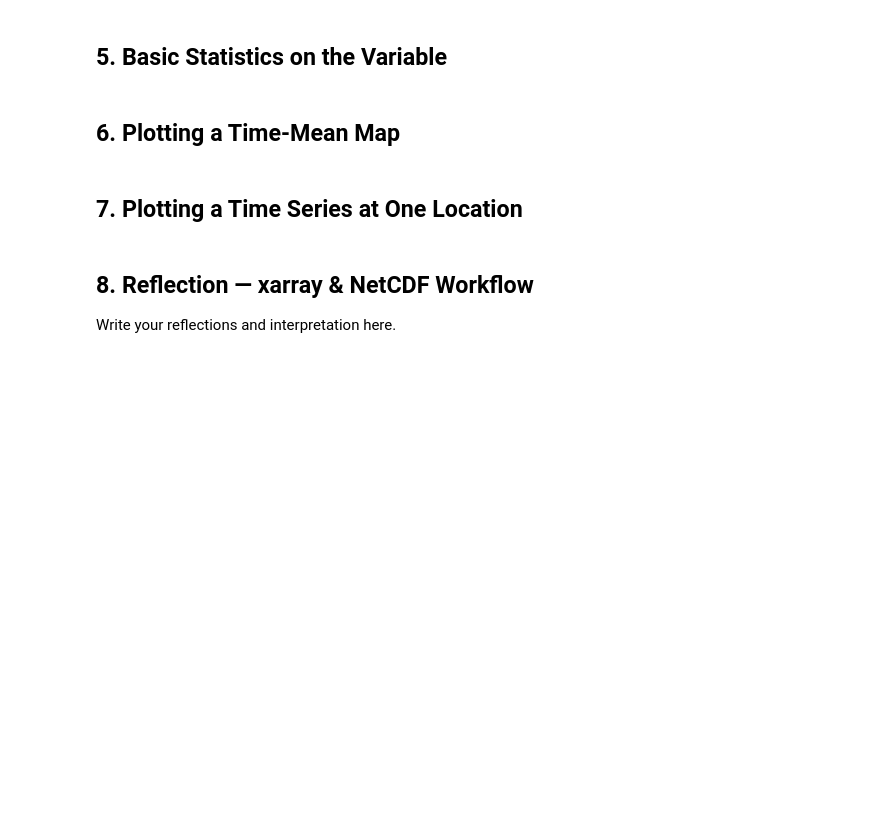
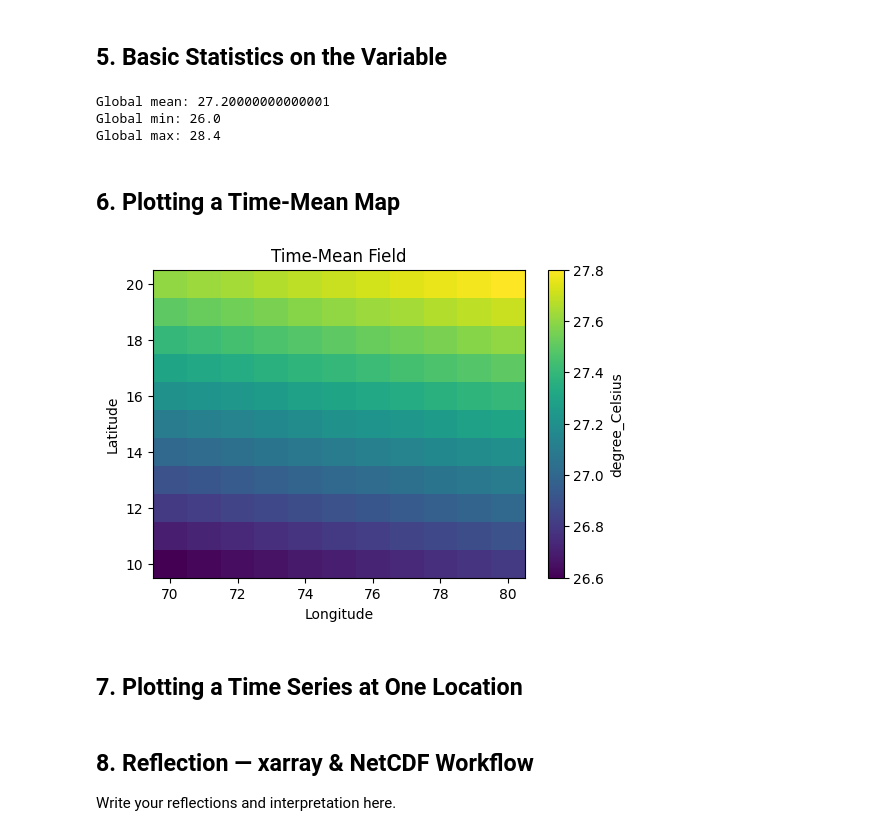
Before and after one commit to rsgis2025pranjali-hub/python-basics, a Jupyter notebook: notebooks/04_Mini_Remote_Sensing_Task.ipynb, the cells around one changed output. Saved outputs shown, nothing was run; the diff lists cells and outputs as text; code cells hidden in the pictures; blank space fills up the shorter version.

```diff
--- a/notebooks/04_Mini_Remote_Sensing_Task.ipynb
+++ b/notebooks/04_Mini_Remote_Sensing_Task.ipynb
@@ -89,6 +93,6 @@ Attributes:
 # %%
 # TODO: replace 'sst' with your variable name.
 
-# var = ds['sst']
-# print(var)
-# print(var.attrs)
+var = ds['sst']
+print(var)
+print(var.attrs)
@@ -97,28 +119,34 @@ Attributes:
 # %%
 # TODO: uncomment when var is defined.
 
-# global_mean = float(var.mean())
-# global_min = float(var.min())
-# global_max = float(var.max())
+global_mean = float(var.mean())
+global_min = float(var.min())
+global_max = float(var.max())
 
-# print("Global mean:", global_mean)
-# print("Global min:", global_min)
-# print("Global max:", global_max)
+print("Global mean:", global_mean)
+print("Global min:", global_min)
+print("Global max:", global_max)
+# %% [output]
+Global mean: 27.20000000000001
+Global min: 26.0
+Global max: 28.4
 # %% [markdown]
 ## 6. Plotting a Time-Mean Map
 # %%
 # TODO: adapt coordinate names to your dataset.
 
-# var_mean_time = var.mean(dim='time')
+var_mean_time = var.mean(dim='time')
 
-# plt.figure(figsize=(6,4))
-# plt.pcolormesh(ds['lon'], ds['lat'], var_mean_time, shading='auto')
-# plt.xlabel('Longitude')
-# plt.ylabel('Latitude')
-# plt.title('Time-Mean Field')
-# cbar = plt.colorbar()
-# cbar.set_label(var.attrs.get('units', ''))
-# plt.show()
+plt.figure(figsize=(6,4))
+plt.pcolormesh(ds['lon'], ds['lat'], var_mean_time, shading='auto')
+plt.xlabel('Longitude')
+plt.ylabel('Latitude')
+plt.title('Time-Mean Field')
+cbar = plt.colorbar()
+cbar.set_label(var.attrs.get('units', ''))
+plt.show()
+# %% [output]
+[figure, added]
 # %% [markdown]
 ## 7. Plotting a Time Series at One Location
 # %%
```
Also changed, not shown: parts of 3 cells of this notebook.
